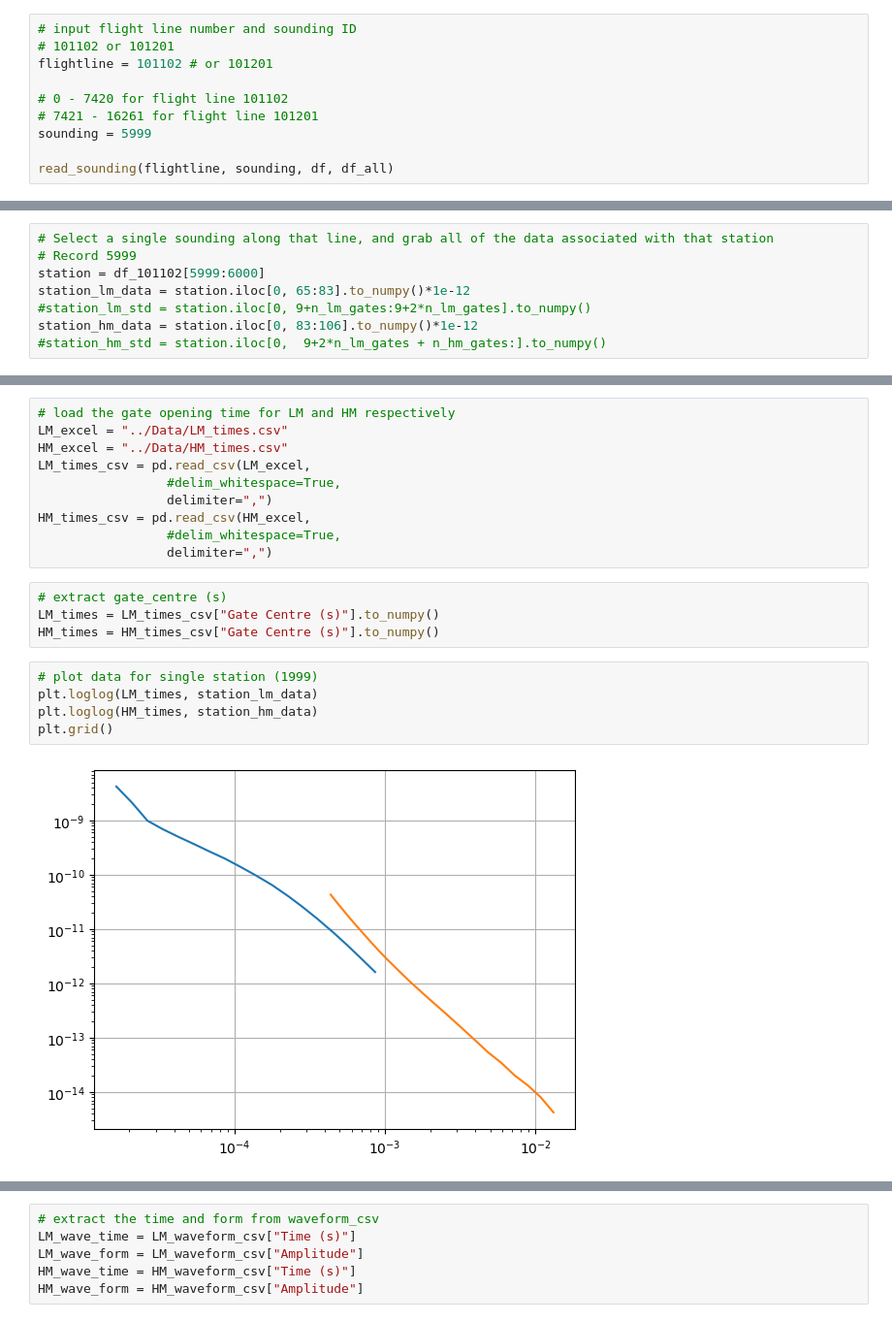
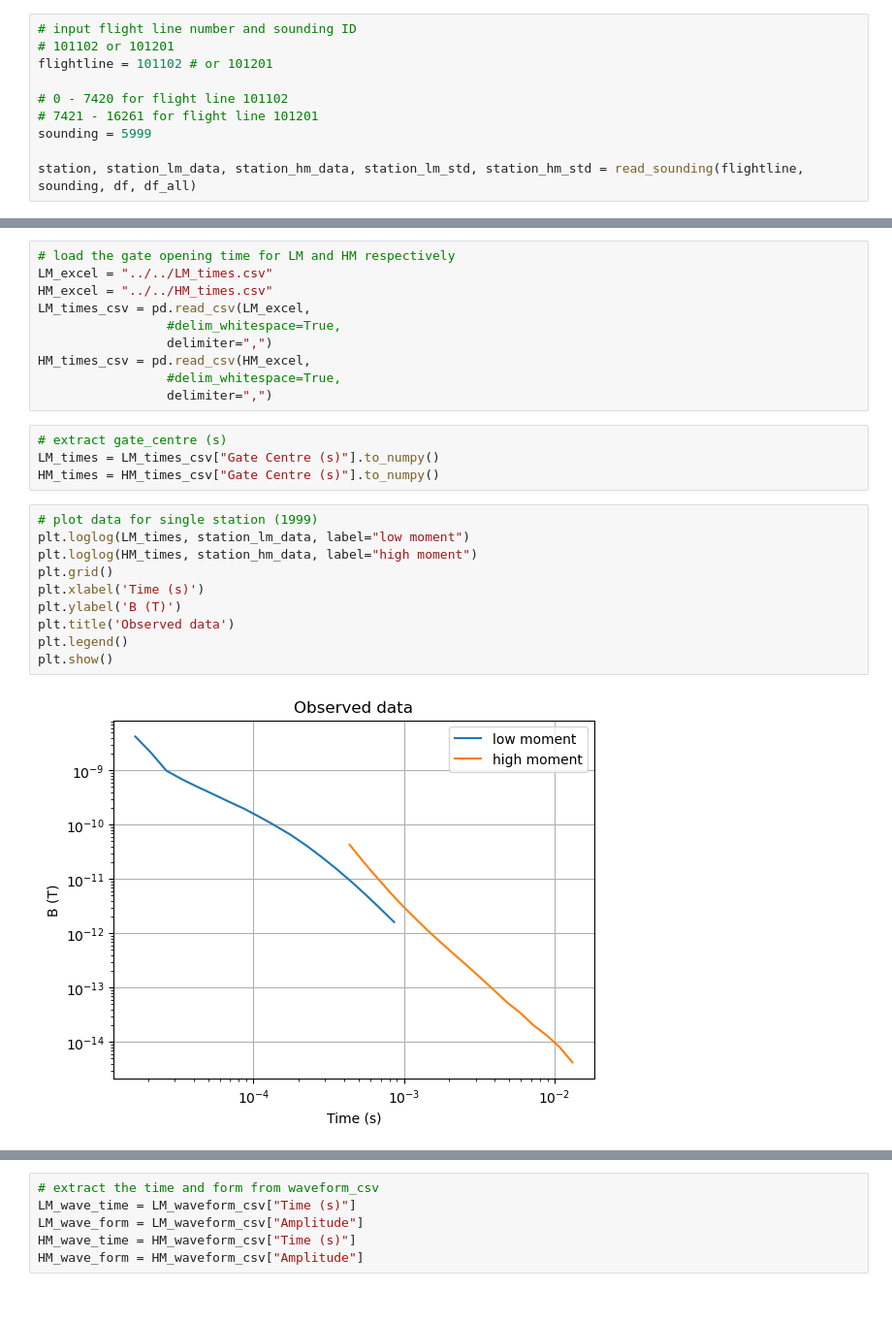
Before and after one commit to oscarshek/EOSC-556-Project, a Jupyter notebook: Notebook/AusAEM_WA.ipynb, the cells around one changed output, grey strips where cells are left out. Shown at 97% size. Cells and saved outputs as stored; diff of their text form.

```diff
--- a/Notebook/AusAEM_WA.ipynb
+++ b/Notebook/AusAEM_WA.ipynb
@@ -58,6 +58,6 @@ flightline = 101102 # or 101201
 # 7421 - 16261 for flight line 101201
 sounding = 5999
 
-read_sounding(flightline, sounding, df, df_all)
+station, station_lm_data, station_hm_data, station_lm_std, station_hm_std = read_sounding(flightline, sounding, df, df_all)
 # %% [output]
 [figure]
@@ -152,8 +64,0 @@ plt.tight_layout()
-# %%
-# Select a single sounding along that line, and grab all of the data associated with that station
-# Record 5999
-station = df_101102[5999:6000]
-station_lm_data = station.iloc[0, 65:83].to_numpy()*1e-12
-#station_lm_std = station.iloc[0, 9+n_lm_gates:9+2*n_lm_gates].to_numpy()
-station_hm_data = station.iloc[0, 83:106].to_numpy()*1e-12
-#station_hm_std = station.iloc[0,  9+2*n_lm_gates + n_hm_gates:].to_numpy()
@@ -192,7 +65,7 @@ plt.tight_layout()
 # %%
 # load the gate opening time for LM and HM respectively
-LM_excel = "../Data/LM_times.csv"
-HM_excel = "../Data/HM_times.csv"
+LM_excel = "../../LM_times.csv"
+HM_excel = "../../HM_times.csv"
 LM_times_csv = pd.read_csv(LM_excel,
                  #delim_whitespace=True,
                  delimiter=",")
@@ -205,9 +78,14 @@ LM_times = LM_times_csv["Gate Centre (s)"].to_numpy()
 HM_times = HM_times_csv["Gate Centre (s)"].to_numpy()
 # %%
 # plot data for single station (1999)
-plt.loglog(LM_times, station_lm_data)
-plt.loglog(HM_times, station_hm_data)
+plt.loglog(LM_times, station_lm_data, label="low moment")
+plt.loglog(HM_times, station_hm_data, label="high moment")
 plt.grid()
+plt.xlabel('Time (s)')
+plt.ylabel('B (T)')
+plt.title('Observed data')
+plt.legend()
+plt.show()
 # %% [output]
-[figure, old version]
+[figure, new version]
 # %% [markdown]
```
Also changed, not shown: parts of 31 cells of this notebook, 3 other files.
